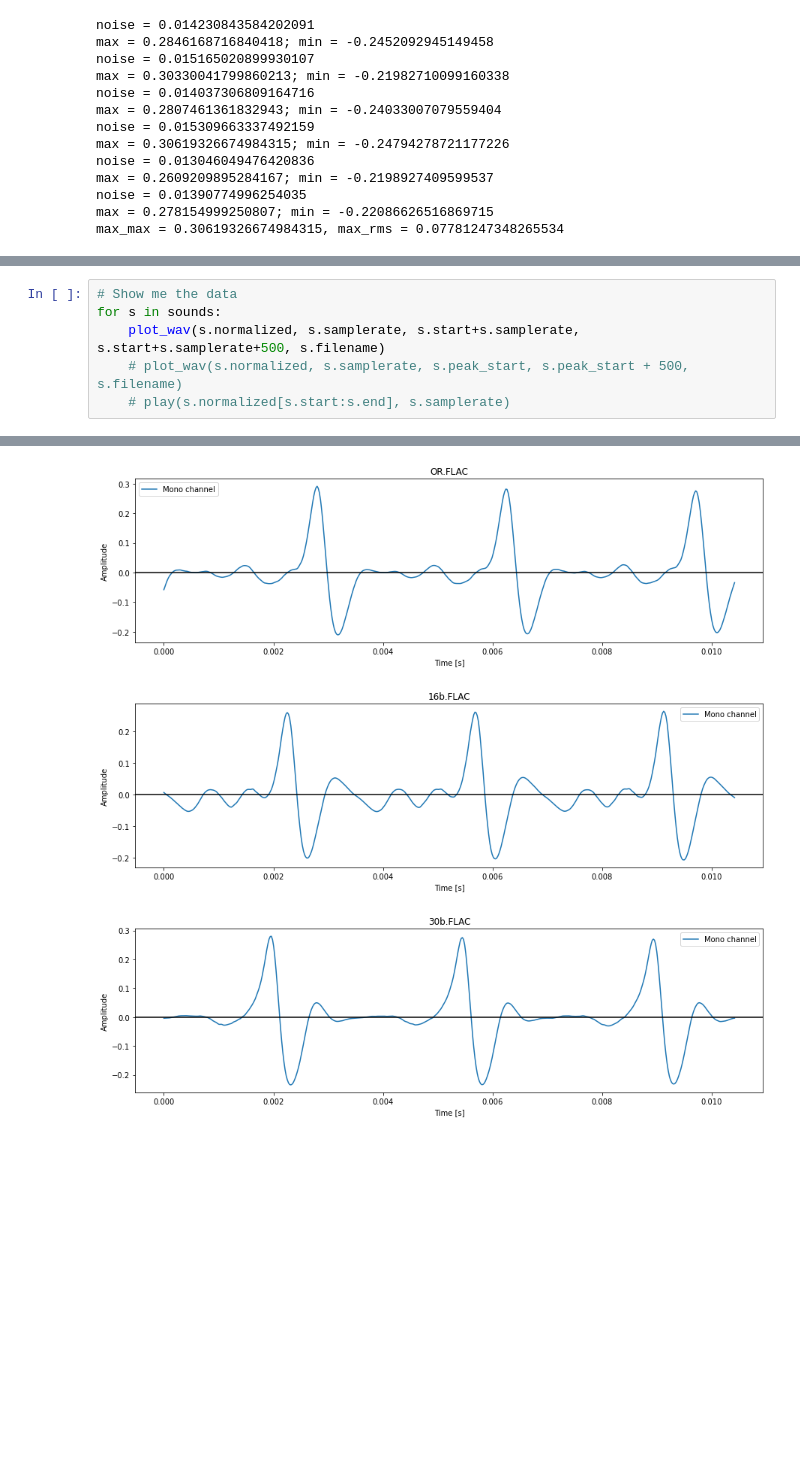
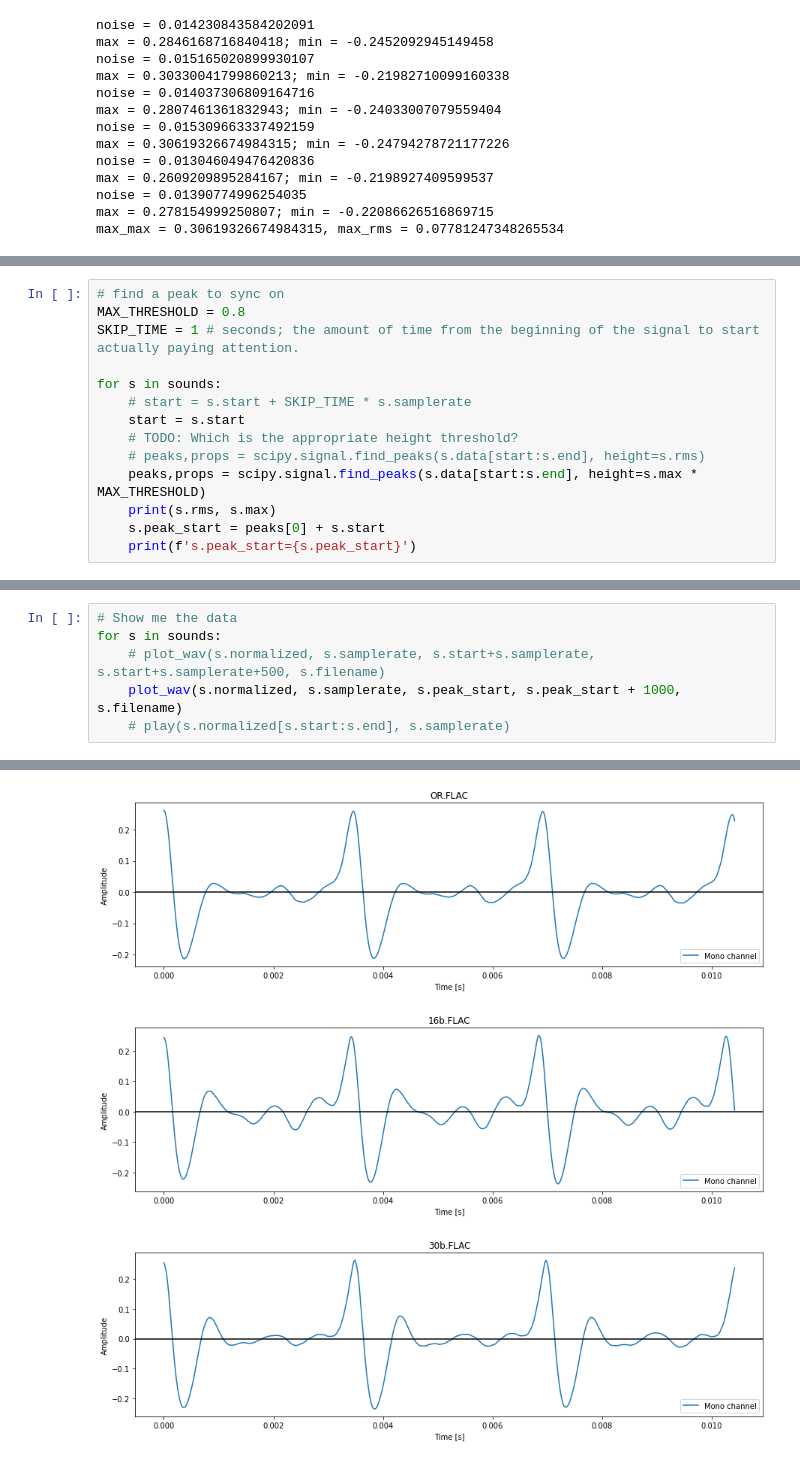
Before and after one commit to robmck/tombones, a Jupyter notebook: Analyze.ipynb, the cells around one changed output, grey strips where cells are left out. Drawn from its saved outputs; the diff is of its cells as text; blank space fills up the shorter version.

Commit message:
Fixed peak detection

```diff
--- a/Analyze.ipynb
+++ b/Analyze.ipynb
@@ -177,0 +137,14 @@ s.peak_start=[406780 406835 406883 ... 776431 776471 776502]
+# %%
+# find a peak to sync on
+MAX_THRESHOLD = 0.8
+SKIP_TIME = 1 # seconds; the amount of time from the beginning of the signal to start actually paying attention.
+
+for s in sounds:
+    # start = s.start + SKIP_TIME * s.samplerate
+    start = s.start
+    # TODO: Which is the appropriate height threshold?
+    # peaks,props = scipy.signal.find_peaks(s.data[start:s.end], height=s.rms)
+    peaks,props = scipy.signal.find_peaks(s.data[start:s.end], height=s.max * MAX_THRESHOLD)
+    print(s.rms, s.max)
+    s.peak_start = peaks[0] + s.start
+    print(f's.peak_start={s.peak_start}')
@@ -178,7 +164,7 @@ s.peak_start=[406780 406835 406883 ... 776431 776471 776502]
 # %%
 # Show me the data
 for s in sounds:
-    plot_wav(s.normalized, s.samplerate, s.start+s.samplerate, s.start+s.samplerate+500, s.filename)
-    # plot_wav(s.normalized, s.samplerate, s.peak_start, s.peak_start + 500, s.filename)
+    # plot_wav(s.normalized, s.samplerate, s.start+s.samplerate, s.start+s.samplerate+500, s.filename)
+    plot_wav(s.normalized, s.samplerate, s.peak_start, s.peak_start + 1000, s.filename)
     # play(s.normalized[s.start:s.end], s.samplerate)
 # %% [output]
@@ -186,3 +172,3 @@ for s in sounds:
-[figure, old version]
+[figure, new version]
-[figure, old version]
+[figure, new version]
-[figure, old version]
+[figure, new version]
```
Also changed, not shown: parts of 4 cells of this notebook.
